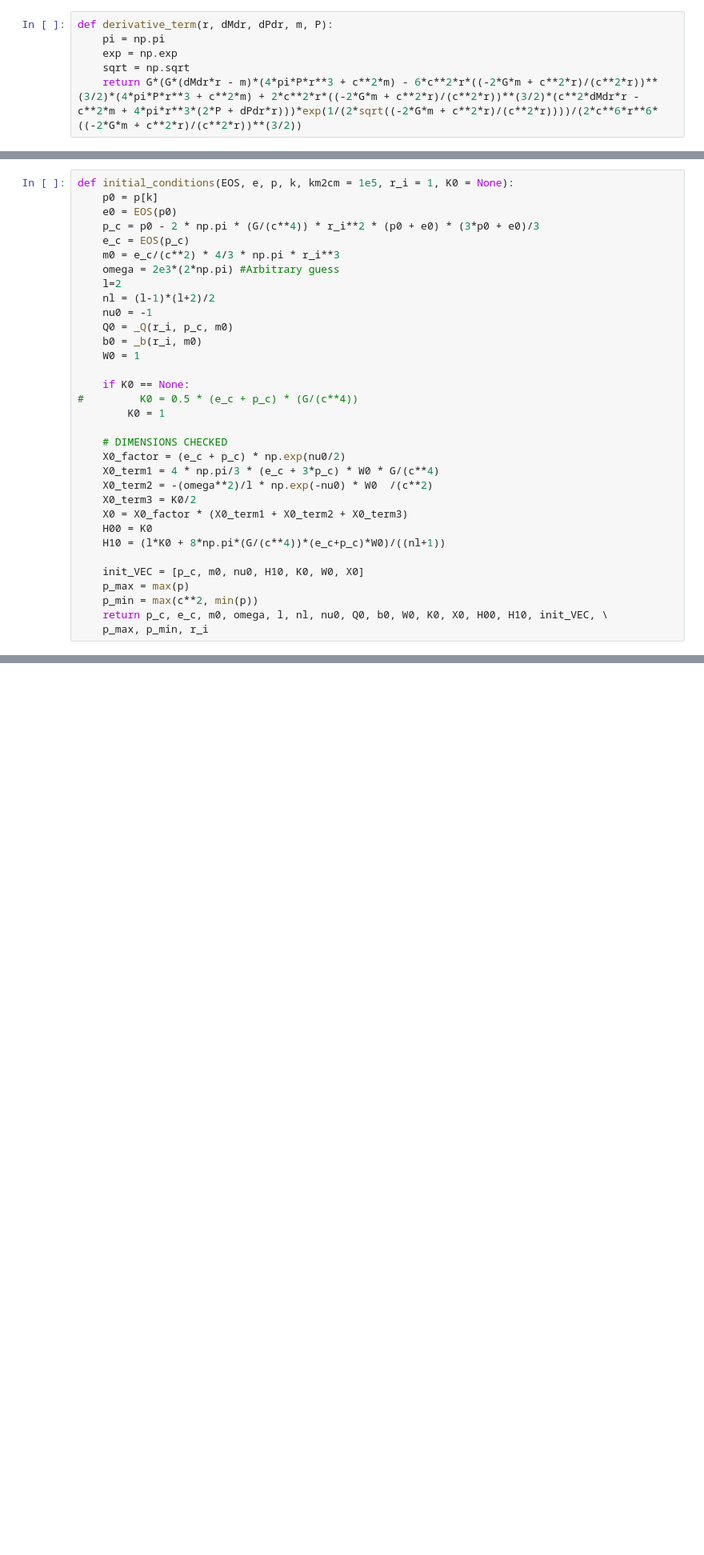
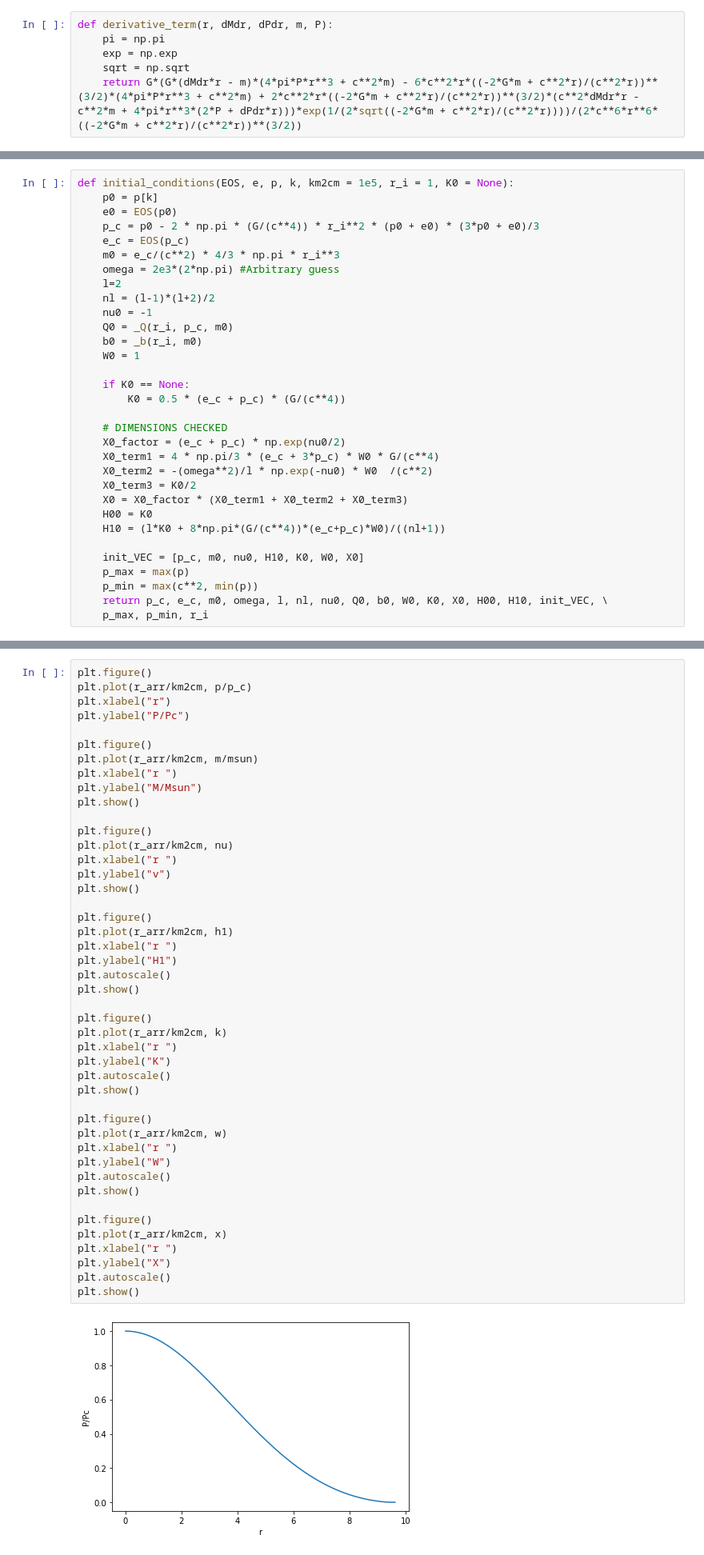
Before and after one commit to utkarsh7236/fmodes, a Jupyter notebook: GR3_MR.ipynb, the cells around one changed output, grey strips where cells are left out. Shown at 80% size. Drawn from its saved outputs; the diff is of its cells as text; blank space fills up the shorter version.

```diff
--- a/GR3_MR.ipynb
+++ b/GR3_MR.ipynb
@@ -235,8 +235,7 @@ def initial_conditions(EOS, e, p, k, km2cm = 1e5, r_i = 1, K0 = None):
     W0 = 1
 
     if K0 == None:
-#         K0 = 0.5 * (e_c + p_c) * (G/(c**4))
-        K0 = 1
+        K0 = 0.5 * (e_c + p_c) * (G/(c**4))
 
     # DIMENSIONS CHECKED
     X0_factor = (e_c + p_c) * np.exp(nu0/2)
@@ -335,0 +404,47 @@ plt.show()
+# %%
+plt.figure()
+plt.plot(r_arr/km2cm, p/p_c)
+plt.xlabel("r")
+plt.ylabel("P/Pc")
+
+plt.figure()
+plt.plot(r_arr/km2cm, m/msun)
+plt.xlabel("r ")
+plt.ylabel("M/Msun")
+plt.show()
+
+plt.figure()
+plt.plot(r_arr/km2cm, nu)
+plt.xlabel("r ")
+plt.ylabel("v")
+plt.show()
+
+plt.figure()
+plt.plot(r_arr/km2cm, h1)
+plt.xlabel("r ")
+plt.ylabel("H1")
+plt.autoscale()
+plt.show()
+
+plt.figure()
+plt.plot(r_arr/km2cm, k)
+plt.xlabel("r ")
+plt.ylabel("K")
+plt.autoscale()
+plt.show()
+
+plt.figure()
+plt.plot(r_arr/km2cm, w)
+plt.xlabel("r ")
+plt.ylabel("W")
+plt.autoscale()
+plt.show()
+
+plt.figure()
+plt.plot(r_arr/km2cm, x)
+plt.xlabel("r ")
+plt.ylabel("X")
+plt.autoscale()
+plt.show()
+# %% [output]
+[figure, added]
```
Also changed, not shown: parts of 5 cells of this notebook, 1 other file.
